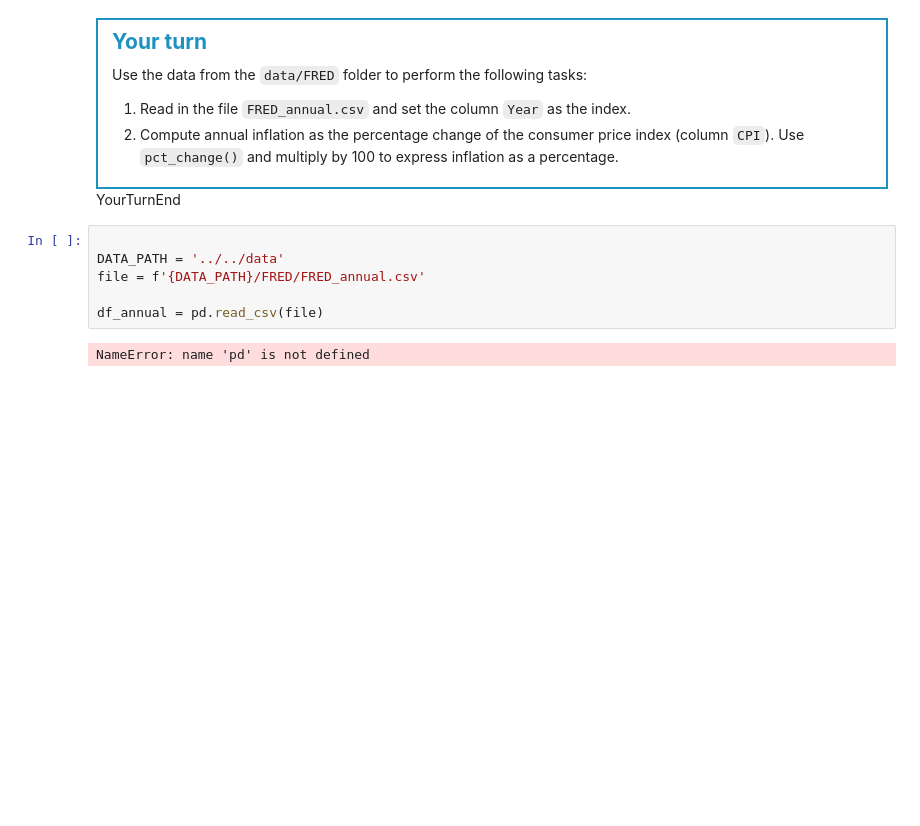
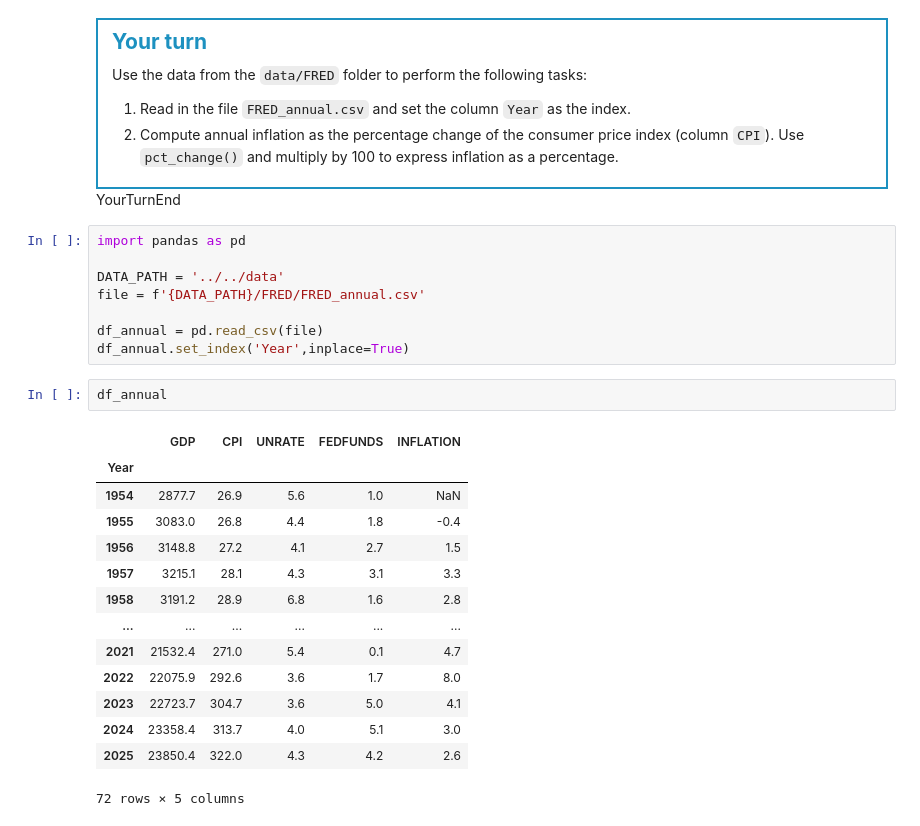
Before and after one commit to Sanitysr163216/TECH2-H26, a Jupyter notebook: lectures/lecture2/lecture2-template_TF.ipynb, the cells around one changed output. Cells and saved outputs as stored; diff of their text form; blank space fills up the shorter version.

```diff
--- a/lectures/lecture2/lecture2-template_TF.ipynb
+++ b/lectures/lecture2/lecture2-template_TF.ipynb
@@ -893,10 +891,27 @@ Use the data from the `data/FRED` folder to perform the following tasks:
 </div>
 <span style="display: none;">YourTurnEnd</span>
 # %%
+import pandas as pd
 
 DATA_PATH = '../../data'
 file = f'{DATA_PATH}/FRED/FRED_annual.csv'
 
 df_annual = pd.read_csv(file)
+df_annual.set_index('Year',inplace=True)
-# %% [output]
-NameError: name 'pd' is not defined
+# %%
+df_annual
+# %% [output]
+|  | GDP | CPI | UNRATE | FEDFUNDS | INFLATION |
+| Year |  |  |  |  |  |
+| 1954 | 2877.7 | 26.9 | 5.6 | 1.0 | NaN |
+| 1955 | 3083.0 | 26.8 | 4.4 | 1.8 | -0.4 |
+| 1956 | 3148.8 | 27.2 | 4.1 | 2.7 | 1.5 |
+| 1957 | 3215.1 | 28.1 | 4.3 | 3.1 | 3.3 |
+| 1958 | 3191.2 | 28.9 | 6.8 | 1.6 | 2.8 |
+| ... | ... | ... | ... | ... | ... |
+| 2021 | 21532.4 | 271.0 | 5.4 | 0.1 | 4.7 |
+| 2022 | 22075.9 | 292.6 | 3.6 | 1.7 | 8.0 |
+| 2023 | 22723.7 | 304.7 | 3.6 | 5.0 | 4.1 |
+| 2024 | 23358.4 | 313.7 | 4.0 | 5.1 | 3.0 |
+| 2025 | 23850.4 | 322.0 | 4.3 | 4.2 | 2.6 |
+72 rows × 5 columns
```
Also changed, not shown: parts of 11 cells of this notebook.
